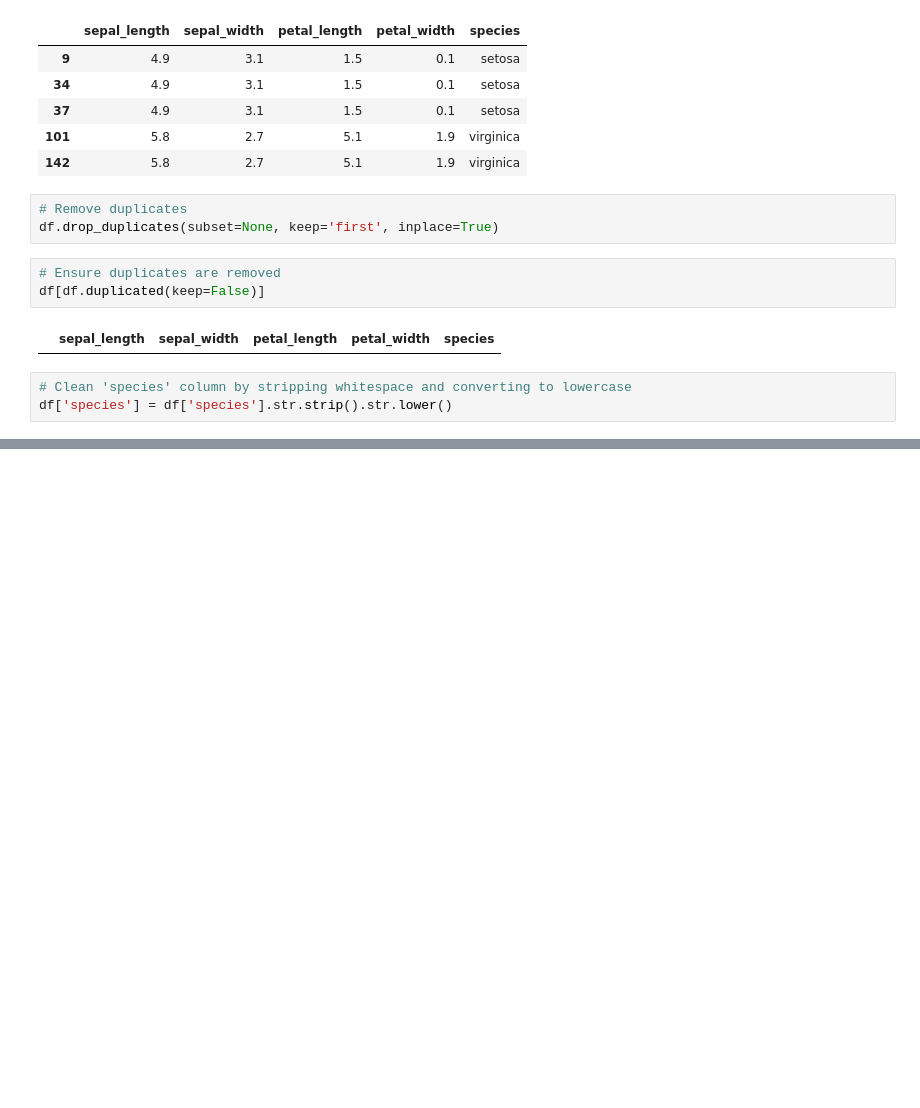
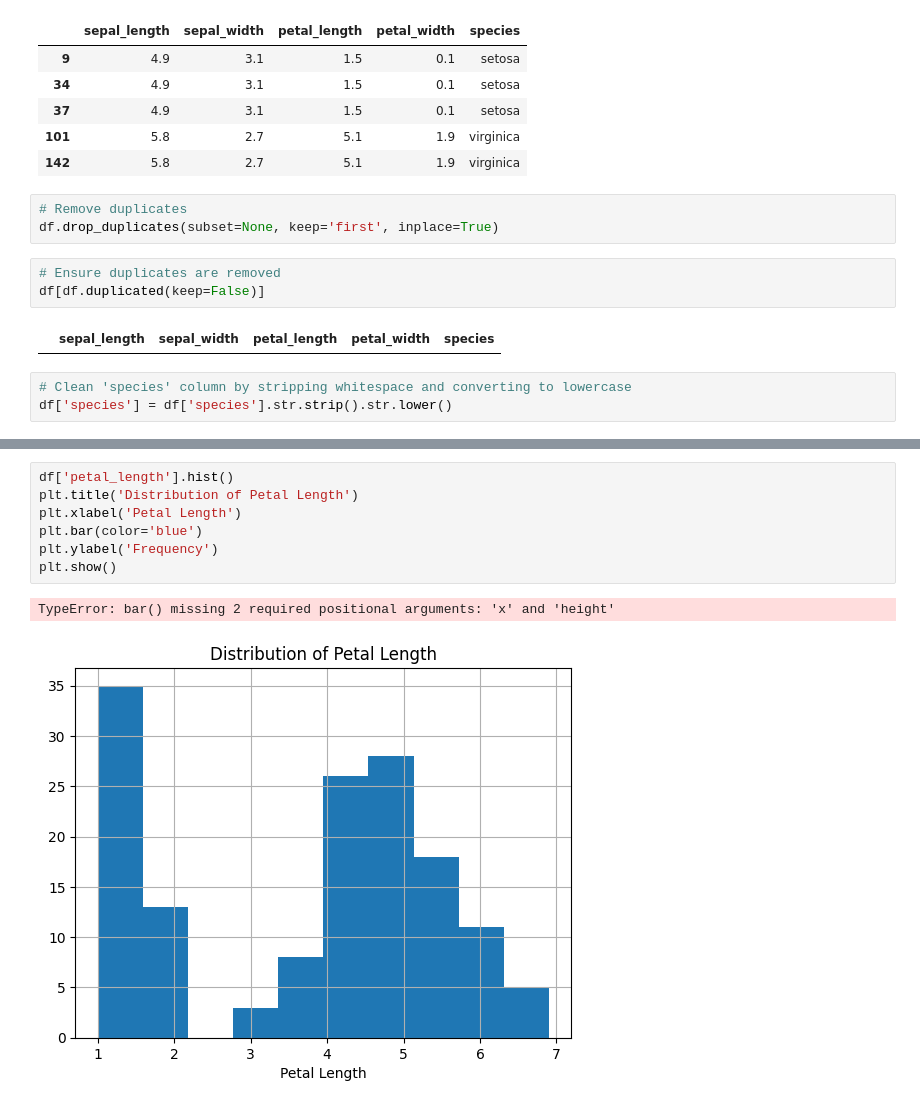
Before and after one commit to Dostonbek9830/codveda_intern_with_dostonbek, a Jupyter notebook: notebooks/task_1.ipynb, the cells around one changed output, grey strips where cells are left out. Drawn from its saved outputs; the diff is of its cells as text; blank space fills up the shorter version.

```diff
--- a/notebooks/task_1.ipynb
+++ b/notebooks/task_1.ipynb
@@ -50,0 +74,10 @@ df['species'] = df['species'].str.strip().str.lower()
+# %%
+df['petal_length'].hist()
+plt.title('Distribution of Petal Length')
+plt.xlabel('Petal Length')
+plt.bar(color='blue')
+plt.ylabel('Frequency')
+plt.show()
+# %% [output]
+TypeError: bar() missing 2 required positional arguments: 'x' and 'height'
+[figure, added]
```
Also changed, not shown: parts of 2 cells of this notebook.
